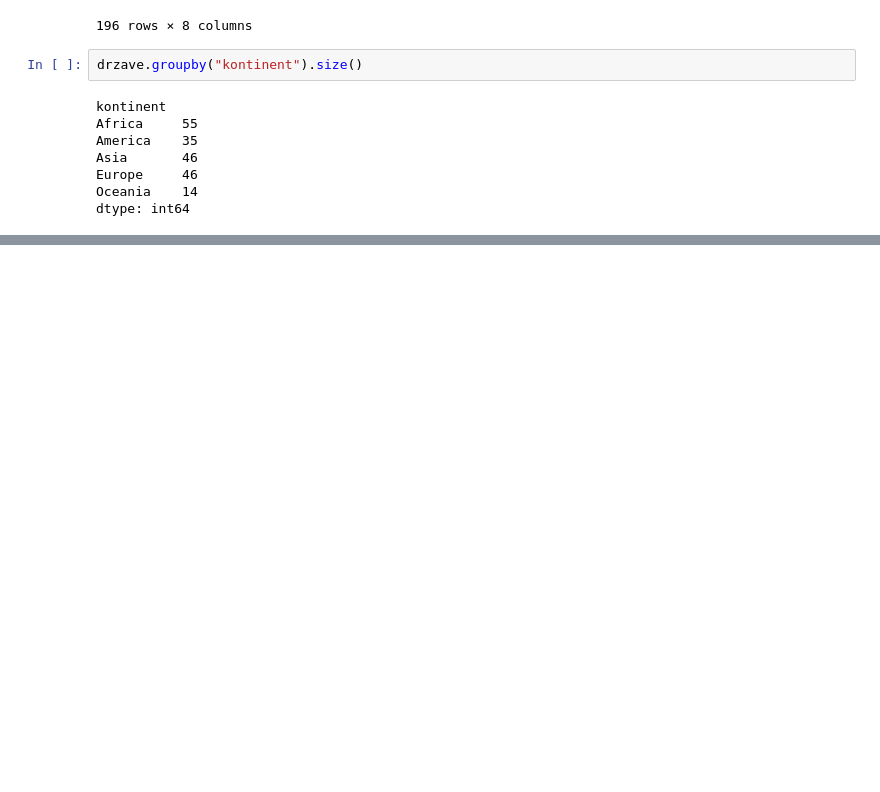
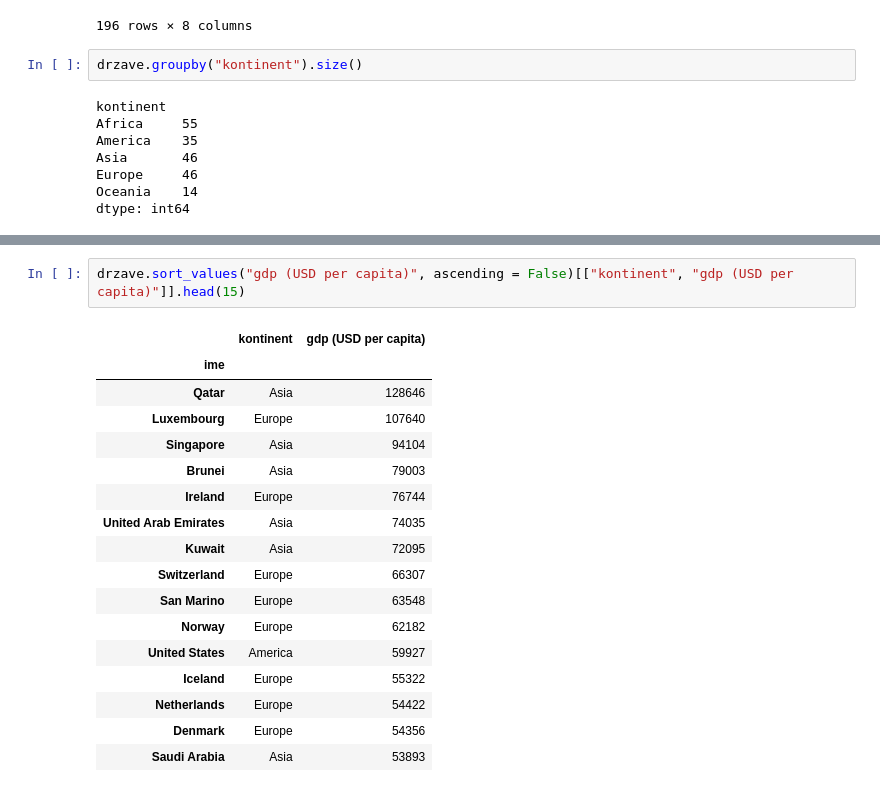
Before and after one commit to mianardin/Projektna_naloga, a Jupyter notebook: Analiza.ipynb, the cells around one changed output, grey strips where cells are left out. Cells and saved outputs as stored; diff of their text form; blank space fills up the shorter version.

```diff
--- a/Analiza.ipynb
+++ b/Analiza.ipynb
@@ -35,0 +57,20 @@ dtype: int64
+# %%
+drzave.sort_values("gdp (USD per capita)", ascending = False)[["kontinent", "gdp (USD per capita)"]].head(15)
+# %% [output]
+|  | kontinent | gdp (USD per capita) |
+| ime |  |  |
+| Qatar | Asia | 128646 |
+| Luxembourg | Europe | 107640 |
+| Singapore | Asia | 94104 |
+| Brunei | Asia | 79003 |
+| Ireland | Europe | 76744 |
+| United Arab Emirates | Asia | 74035 |
+| Kuwait | Asia | 72095 |
+| Switzerland | Europe | 66307 |
+| San Marino | Europe | 63548 |
+| Norway | Europe | 62182 |
+| United States | America | 59927 |
+| Iceland | Europe | 55322 |
+| Netherlands | Europe | 54422 |
+| Denmark | Europe | 54356 |
+| Saudi Arabia | Asia | 53893 |
```
Also changed, not shown: parts of 5 cells of this notebook.
